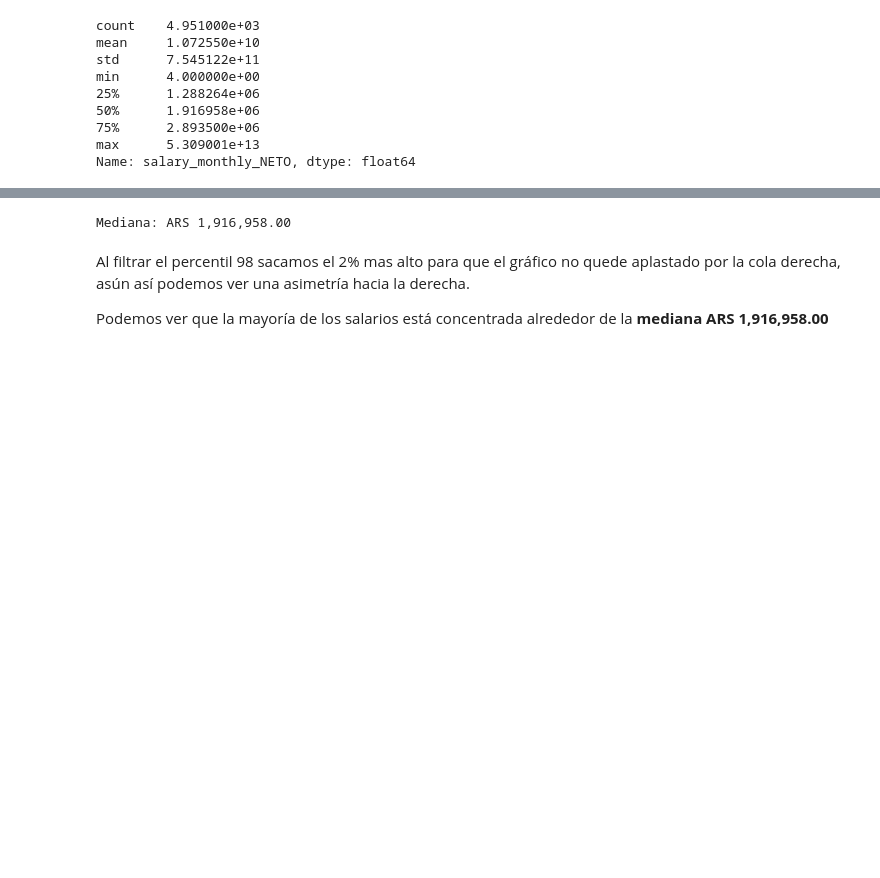
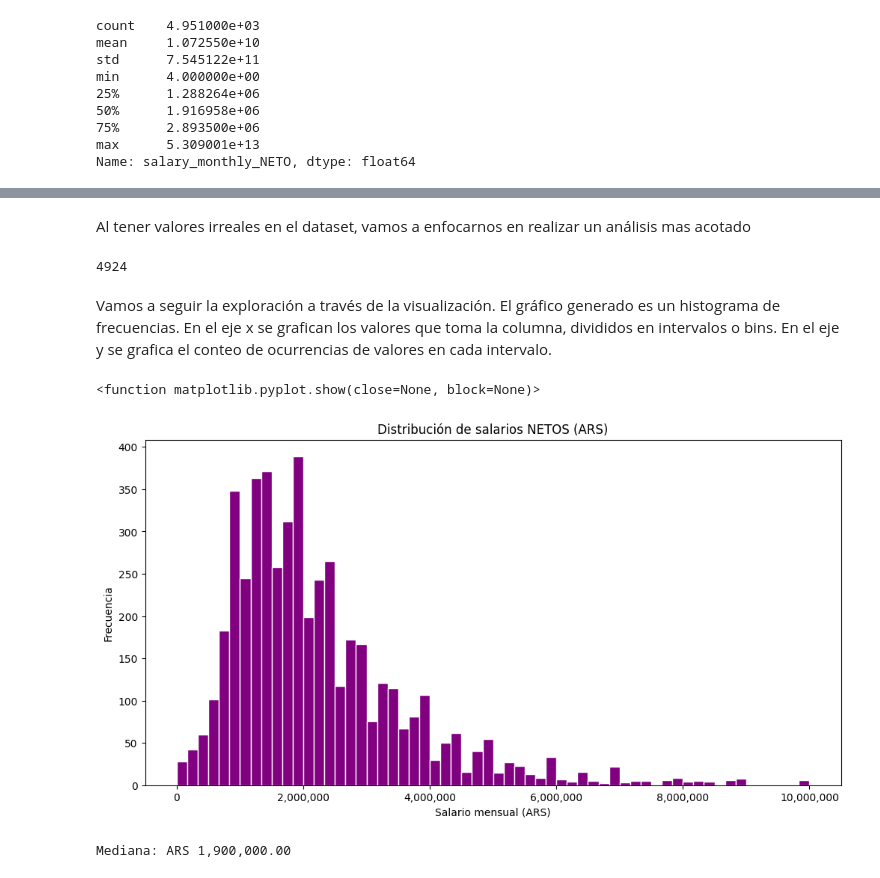
Before and after one commit to belenaguilarv/data-science-journey, a Jupyter notebook: 1_encuesta_sarsamy/encuesta_sarsamy.ipynb, the cells around one changed output, grey strips where cells are left out. Cells and saved outputs as stored; diff of their text form; code cells hidden in the pictures; blank space fills up the shorter version.

```diff
--- a/1_encuesta_sarsamy/encuesta_sarsamy.ipynb
+++ b/1_encuesta_sarsamy/encuesta_sarsamy.ipynb
@@ -173,3 +11,3 @@ df_renamed
 # %%
 url = 'https://raw.githubusercontent.com/DiploDatos/AnalisisyVisualizacion/refs/heads/master/sysarmy_survey_2025_processed.csv'
-df2 = pd.read_csv(url)
+df = pd.read_csv(url)
@@ -250,8 +95,27 @@ sn.boxenplot(x=df2[df2[salary] < max_limit][salary])
+# %% [markdown]
+Al tener valores irreales en el dataset, vamos a enfocarnos en realizar un análisis mas acotado
+# %%
+df_filtered = df[df[salary] <= 10_000_000]
+len(df_filtered)
+# %% [output]
+4924
+# %% [markdown]
+Vamos a seguir la exploración a través de la visualización. El gráfico generado es un histograma de frecuencias. En el eje x se grafican los valores que toma la columna, divididos en intervalos o bins. En el eje y se grafica el conteo de ocurrencias de valores en cada intervalo.
+# %%
+plt.figure(figsize=(12,6))
+
+# Crear histograma
+counts, bins, patches = plt.hist(df_filtered[salary], bins=60, edgecolor='white', color='purple')
+plt.gca().xaxis.set_major_formatter(ticker.FuncFormatter(lambda x, _: f'{x:,.0f}'))
+plt.title('Distribución de salarios NETOS (ARS)')
+plt.xlabel('Salario mensual (ARS)')
+plt.ylabel('Frecuencia')
+plt.show
+# %% [output]
+<function matplotlib.pyplot.show(close=None, block=None)>
+[figure, added]
 # %%
-print(f"Mediana: ARS {df2[col].median():,.2f}") #  , → separador de miles y .2f → 2 decimales en formato de punto fijo.
+mediana = df_filtered[salary].median()
+print(f"Mediana: ARS {mediana:,.2f}) #  , → separador de miles y .2f → 2 decimales en formato de punto fijo.
 # %% [output]
-Mediana: ARS 1,916,958.00
+Mediana: ARS 1,900,000.00
-# %% [markdown]
-Al filtrar el percentil 98 sacamos el 2% mas alto para que el gráfico no quede aplastado por la cola derecha, asún así podemos ver una asimetría hacia la derecha.
-
-Podemos ver que la mayoría de los salarios está concentrada alrededor de la **mediana ARS 1,916,958.00**
```
Also changed, not shown: parts of 46 cells of this notebook.
